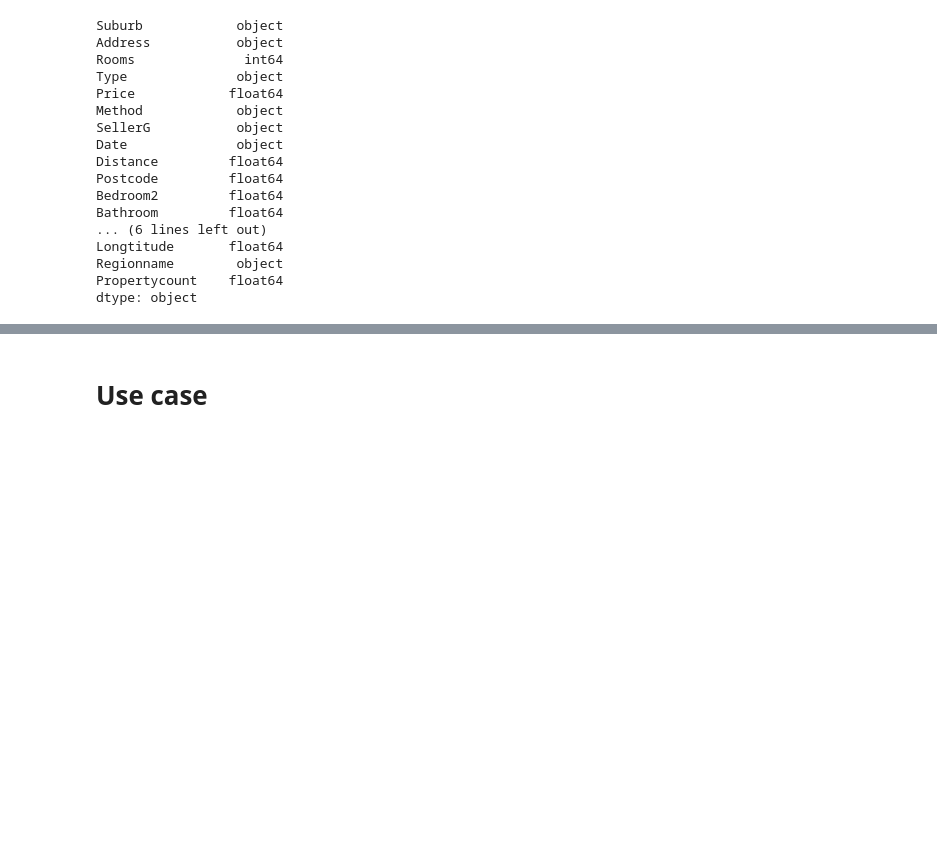
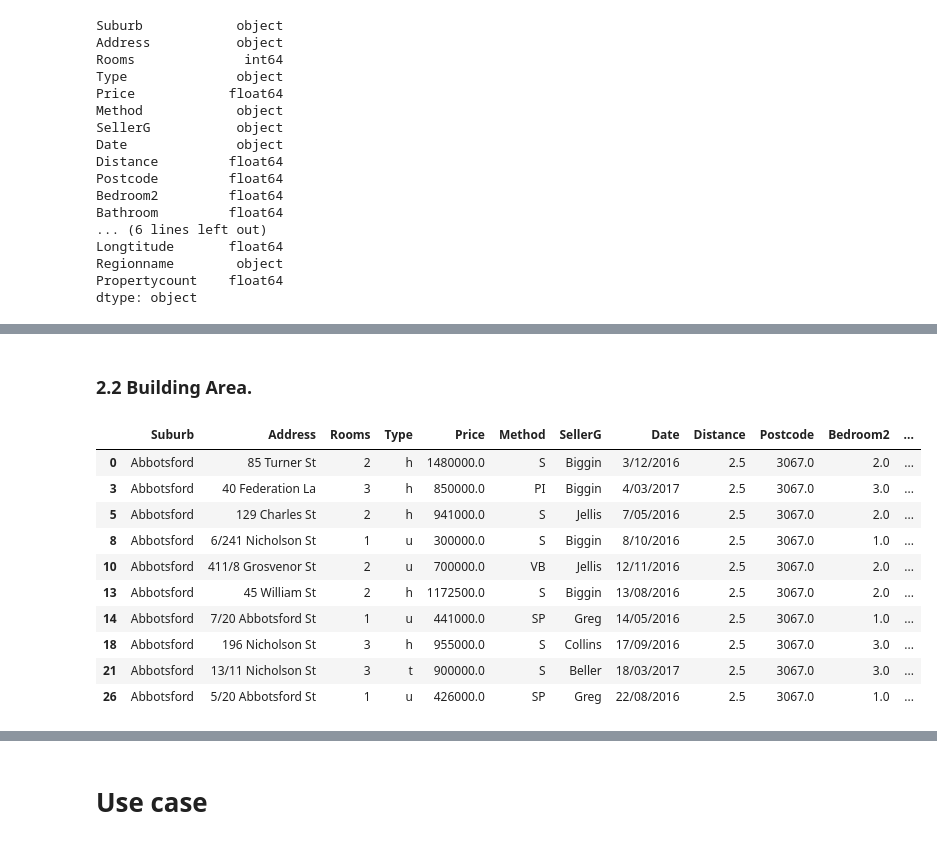
Before and after one commit to jingyun0312/Melbourne_house_1, a Jupyter notebook: mel_house.ipynb, the cells around one changed output, grey strips where cells are left out. Cells and saved outputs as stored; diff of their text form; code cells hidden in the pictures; blank space fills up the shorter version.

```diff
--- a/mel_house.ipynb
+++ b/mel_house.ipynb
@@ -101,0 +202,17 @@ array(['h', 'u', 't'], dtype=object)
+# %% [markdown]
+### 2.2 Building Area.
+# %%
+# pd.set_option('display.max_row', None)
+df_house.loc[df_house['BuildingArea'].isnull()].head(10)
+# %% [output]
+|  | Suburb | Address | Rooms | Type | Price | Method | SellerG | Date | Distance | Postcode | Bedroom2 | ... |
+| 0 | Abbotsford | 85 Turner St | 2 | h | 1480000.0 | S | Biggin | 3/12/2016 | 2.5 | 3067.0 | 2.0 | ... |
+| 3 | Abbotsford | 40 Federation La | 3 | h | 850000.0 | PI | Biggin | 4/03/2017 | 2.5 | 3067.0 | 3.0 | ... |
+| 5 | Abbotsford | 129 Charles St | 2 | h | 941000.0 | S | Jellis | 7/05/2016 | 2.5 | 3067.0 | 2.0 | ... |
+| 8 | Abbotsford | 6/241 Nicholson St | 1 | u | 300000.0 | S | Biggin | 8/10/2016 | 2.5 | 3067.0 | 1.0 | ... |
+| 10 | Abbotsford | 411/8 Grosvenor St | 2 | u | 700000.0 | VB | Jellis | 12/11/2016 | 2.5 | 3067.0 | 2.0 | ... |
+| 13 | Abbotsford | 45 William St | 2 | h | 1172500.0 | S | Biggin | 13/08/2016 | 2.5 | 3067.0 | 2.0 | ... |
+| 14 | Abbotsford | 7/20 Abbotsford St | 1 | u | 441000.0 | SP | Greg | 14/05/2016 | 2.5 | 3067.0 | 1.0 | ... |
+| 18 | Abbotsford | 196 Nicholson St | 3 | h | 955000.0 | S | Collins | 17/09/2016 | 2.5 | 3067.0 | 3.0 | ... |
+| 21 | Abbotsford | 13/11 Nicholson St | 3 | t | 900000.0 | S | Beller | 18/03/2017 | 2.5 | 3067.0 | 3.0 | ... |
+| 26 | Abbotsford | 5/20 Abbotsford St | 1 | u | 426000.0 | SP | Greg | 22/08/2016 | 2.5 | 3067.0 | 1.0 | ... |
```
Also changed, not shown: parts of 52 cells of this notebook.
